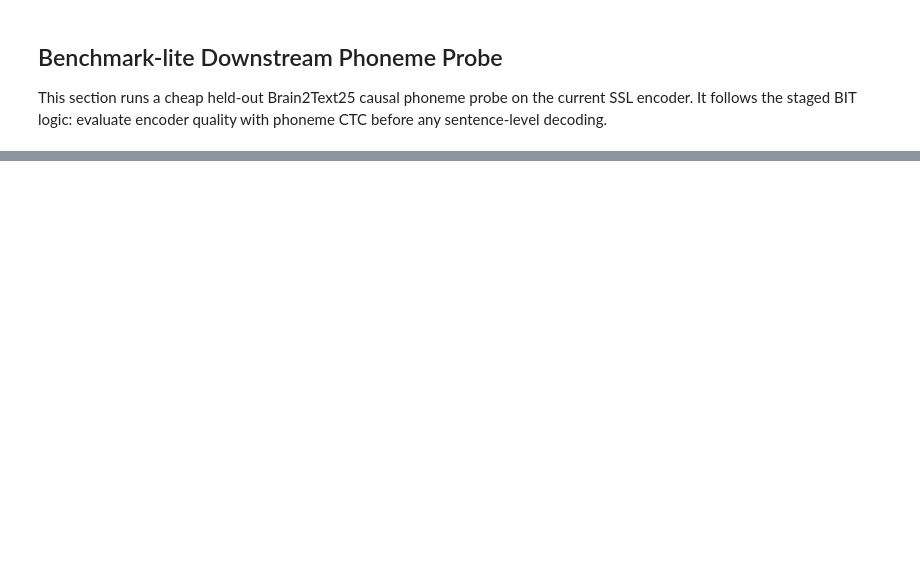
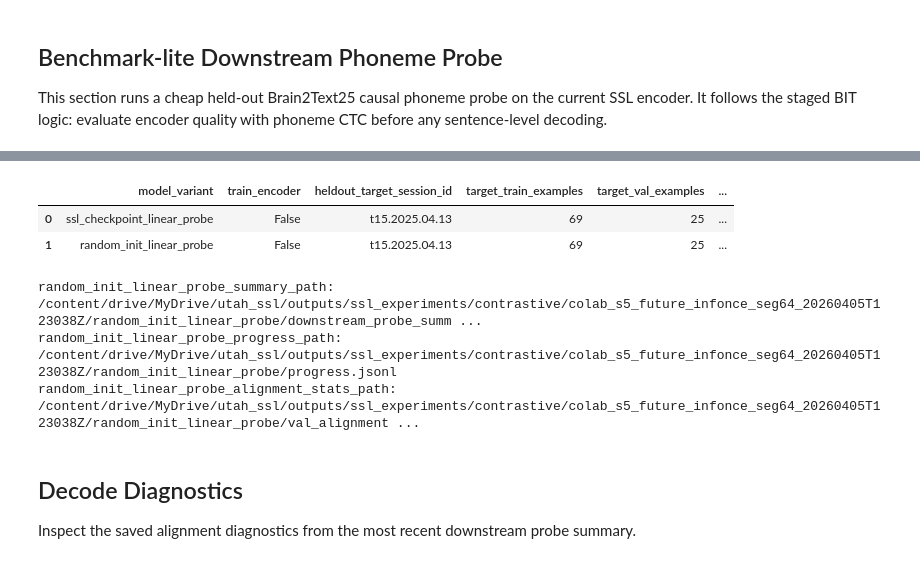
Before and after one commit to ethan-read/utah-ssl, a Jupyter notebook: analysis/active/ssl_experiments/s5_contrastive_ssl_colab.ipynb, the cells around one changed output, grey strips where cells are left out. Saved outputs shown, nothing was run; the diff lists cells and outputs as text; code cells hidden in the pictures; blank space fills up the shorter version.

```diff
--- a/analysis/active/ssl_experiments/s5_contrastive_ssl_colab.ipynb
+++ b/analysis/active/ssl_experiments/s5_contrastive_ssl_colab.ipynb
@@ -1945,0 +585,60 @@ print("max_files_per_shard:", df["num_files"].max())
+# %%
+# Run a random-init frozen probe baseline on the same held-out session.
+import pandas as pd
+
+RANDOM_INIT_LINEAR_PROBE_STATE = build_random_init_probe_state(
+    reference_config=DOWNSTREAM_PROBE_DEFAULT_STATE["checkpoint_config"],
+    input_dim=FULL_DIM,
+    seed=SEED,
+    base_run_dir=DOWNSTREAM_PROBE_BASE_RUN_DIR,
+)
+RANDOM_INIT_LINEAR_PROBE_SUMMARY = run_downstream_probe(
+    probe_state=RANDOM_INIT_LINEAR_PROBE_STATE,
+    probe_config=DOWNSTREAM_PROBE_CONFIG,
+    cache_root=CACHE_ROOT,
+    device=DEVICE,
+    variant_prefix="random_init",
+    artifact_prefix="random_init",
+    train_encoder=False,
+)
+
+comparison_rows = []
+if "SSL_PROBE_SUMMARY" in globals():
+    comparison_rows.append(SSL_PROBE_SUMMARY)
+comparison_rows.append(RANDOM_INIT_LINEAR_PROBE_SUMMARY)
+comparison_df = pd.DataFrame(comparison_rows)
+comparison_columns = [
+    "model_variant",
+    "probe_head_type",
+    "probe_head_num_parameters",
+    "train_encoder",
+    "heldout_target_session_id",
+    "target_train_examples",
+    "target_val_examples",
+    "val_ctc_bpphone",
+    "val_phoneme_error_rate",
+    "most_common_prediction",
+    "most_common_prediction_rate",
+    "most_common_false_prediction",
+    "most_common_false_prediction_rate",
+    "top_substitution_pair",
+    "probe_steps",
+    "probe_elapsed_seconds",
+    "checkpoint_source_used",
+]
+
+display(comparison_df[comparison_columns])
+print("random_init_probe_summary_path:", RANDOM_INIT_LINEAR_PROBE_SUMMARY["summary_path"])
+print("random_init_probe_progress_path:", RANDOM_INIT_LINEAR_PROBE_SUMMARY["progress_log_path"])
+if RANDOM_INIT_LINEAR_PROBE_SUMMARY.get("alignment_stats_path") is not None:
+    print("random_init_probe_alignment_stats_path:", RANDOM_INIT_LINEAR_PROBE_SUMMARY["alignment_stats_path"])
+# %% [output]
+|  | model_variant | train_encoder | heldout_target_session_id | target_train_examples | target_val_examples | ... |
+| 0 | ssl_checkpoint_linear_probe | False | t15.2025.04.13 | 69 | 25 | ... |
+| 1 | random_init_linear_probe | False | t15.2025.04.13 | 69 | 25 | ... |
+random_init_linear_probe_summary_path: /content/drive/MyDrive/utah_ssl/outputs/ssl_experiments/contrastive/colab_s5_future_infonce_seg64_20260405T123038Z/random_init_linear_probe/downstream_probe_summ ...
+random_init_linear_probe_progress_path: /content/drive/MyDrive/utah_ssl/outputs/ssl_experiments/contrastive/colab_s5_future_infonce_seg64_20260405T123038Z/random_init_linear_probe/progress.jsonl
+random_init_linear_probe_alignment_stats_path: /content/drive/MyDrive/utah_ssl/outputs/ssl_experiments/contrastive/colab_s5_future_infonce_seg64_20260405T123038Z/random_init_linear_probe/val_alignment ...
+# %% [markdown]
+## Decode Diagnostics
+Inspect the saved alignment diagnostics from the most recent downstream probe summary.
```
Also changed, not shown: parts of 22 cells of this notebook, 6 other files.
